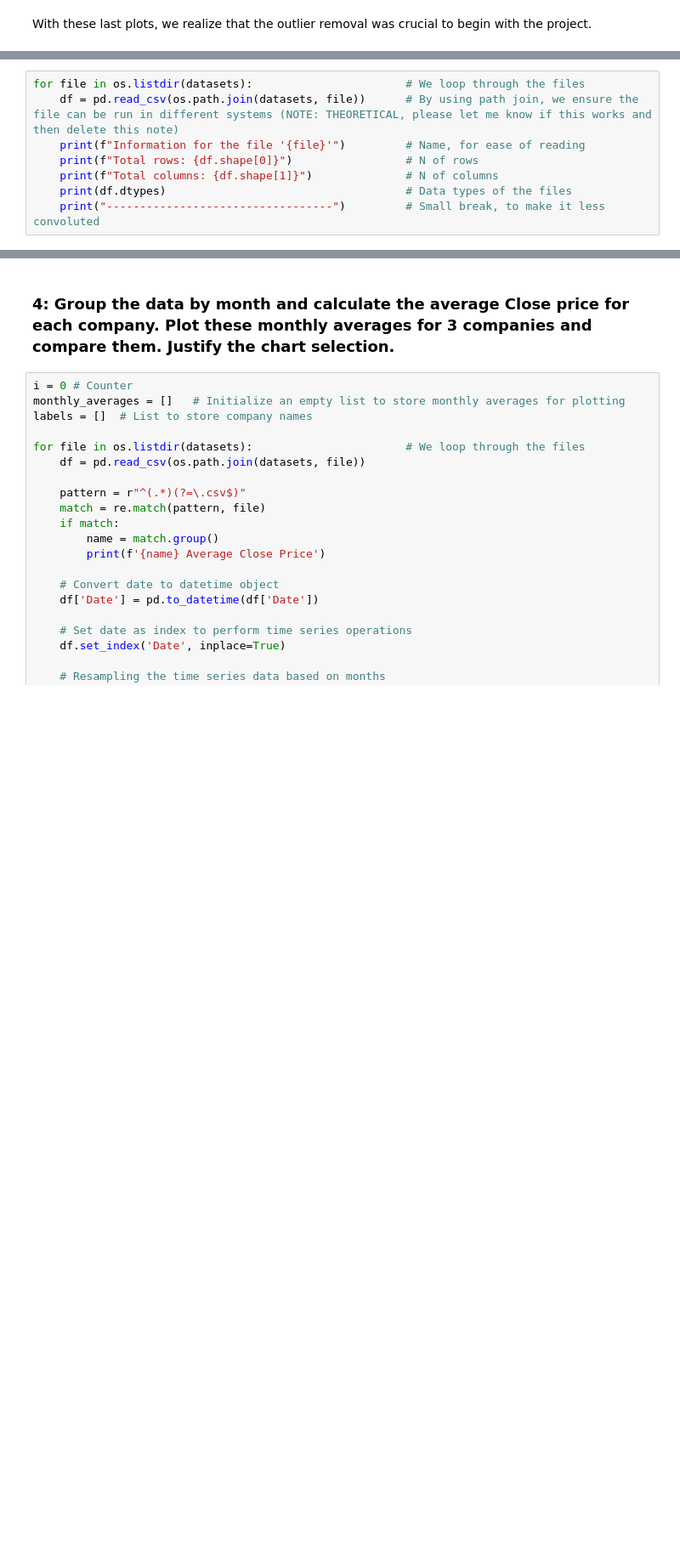
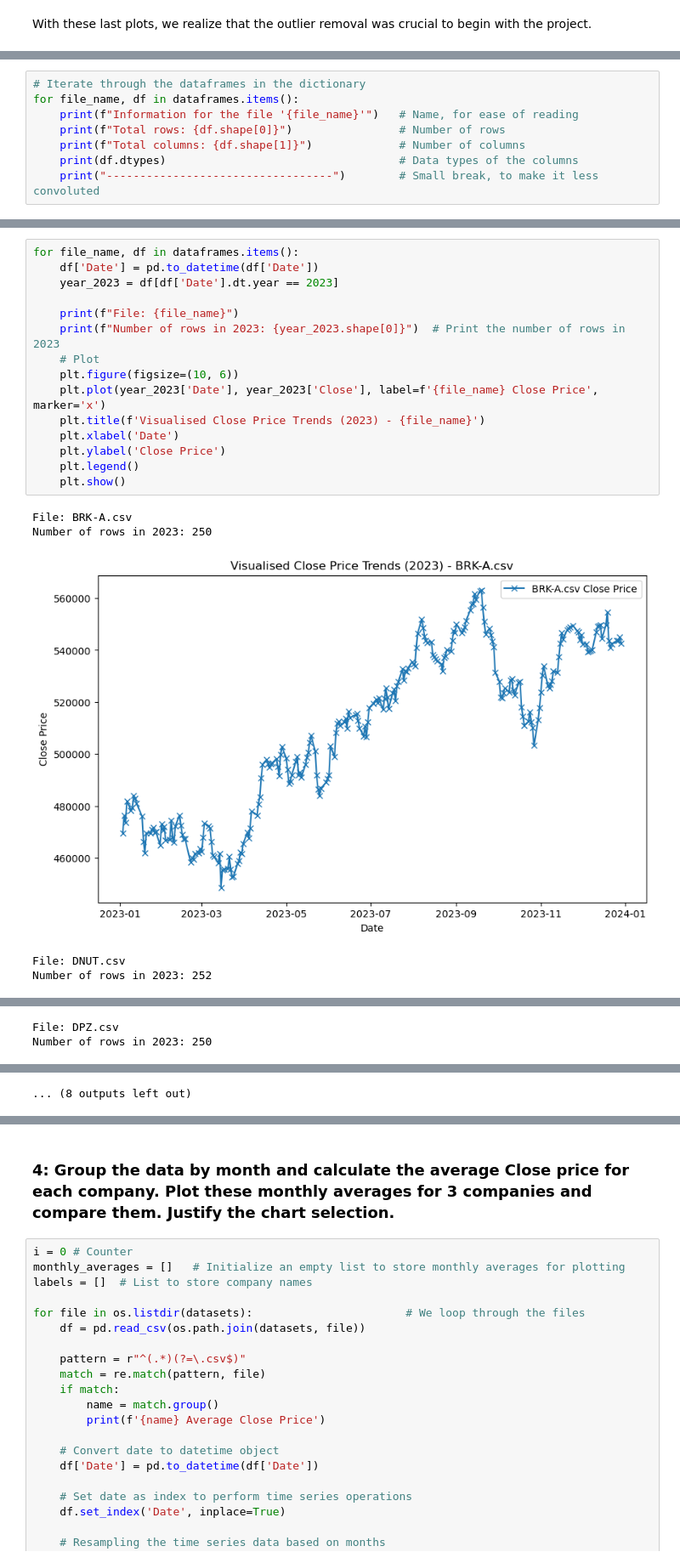
Before and after one commit to Ricksuarez29/Final_Project_PDS_G12, a Jupyter notebook: Final_project_Group_12.ipynb, the cells around one changed output, grey strips where cells are left out. Shown at 85% size. Cells and saved outputs as stored; diff of their text form; blank space fills up the shorter version.

```diff
--- a/Final_project_Group_12.ipynb
+++ b/Final_project_Group_12.ipynb
@@ -231,11 +258,11 @@ With these last plots, we realize that the outlier removal was crucial to begin
 # %%
-for file in os.listdir(datasets):                       # We loop through the files
-    df = pd.read_csv(os.path.join(datasets, file))      # By using path join, we ensure the file can be run in different systems (NOTE: THEORETICAL, please let me know if this works and then delete this note)
-    print(f"Information for the file '{file}'")         # Name, for ease of reading
-    print(f"Total rows: {df.shape[0]}")                 # N of rows
-    print(f"Total columns: {df.shape[1]}")              # N of columns
-    print(df.dtypes)                                    # Data types of the files
-    print("----------------------------------")         # Small break, to make it less convoluted
+# Iterate through the dataframes in the dictionary
+for file_name, df in dataframes.items():
+    print(f"Information for the file '{file_name}'")   # Name, for ease of reading
+    print(f"Total rows: {df.shape[0]}")                # Number of rows
+    print(f"Total columns: {df.shape[1]}")             # Number of columns
+    print(df.dtypes)                                   # Data types of the columns
+    print("----------------------------------")        # Small break, to make it less convoluted
 # %% [output]
 Information for the file 'BRK-A.csv'
 Total rows: 11227
@@ -259,0 +286,21 @@ dtype: object
+# %%
+for file_name, df in dataframes.items():
+    df['Date'] = pd.to_datetime(df['Date'])
+    year_2023 = df[df['Date'].dt.year == 2023]
+
+    print(f"File: {file_name}")
+    print(f"Number of rows in 2023: {year_2023.shape[0]}")  # Print the number of rows in 2023
+    # Plot
+    plt.figure(figsize=(10, 6))
+    plt.plot(year_2023['Date'], year_2023['Close'], label=f'{file_name} Close Price', marker='x')
+    plt.title(f'Visualised Close Price Trends (2023) - {file_name}')
+    plt.xlabel('Date')
+    plt.ylabel('Close Price')
+    plt.legend()
+    plt.show()
+# %% [output]
+File: BRK-A.csv
+Number of rows in 2023: 250
+[figure, added]
+File: DNUT.csv
+Number of rows in 2023: 252
@@ -259,0 +308,2 @@ dtype: object
+File: DPZ.csv
+Number of rows in 2023: 250
@@ -260 +320,2 @@ dtype: object
+... (8 outputs left out)
 # %%
```
Also changed, not shown: parts of 11 cells of this notebook.
